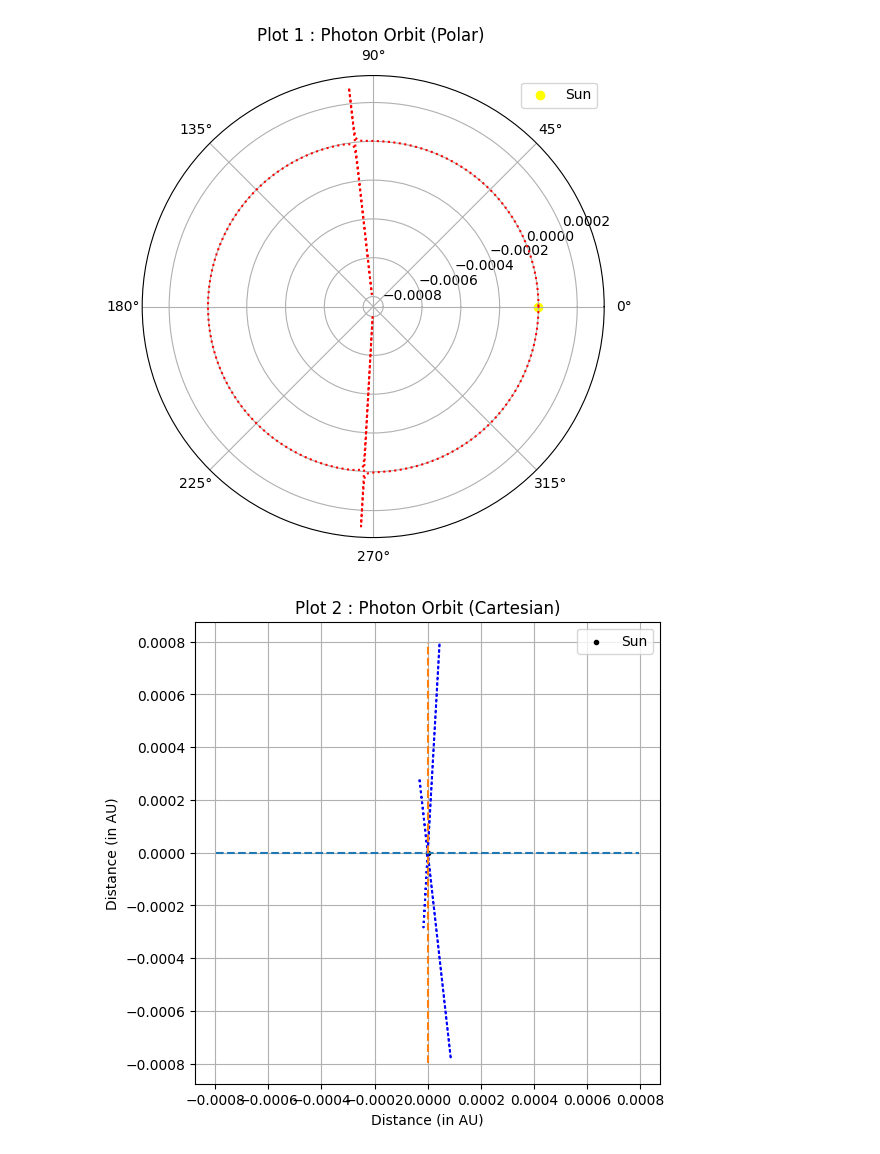
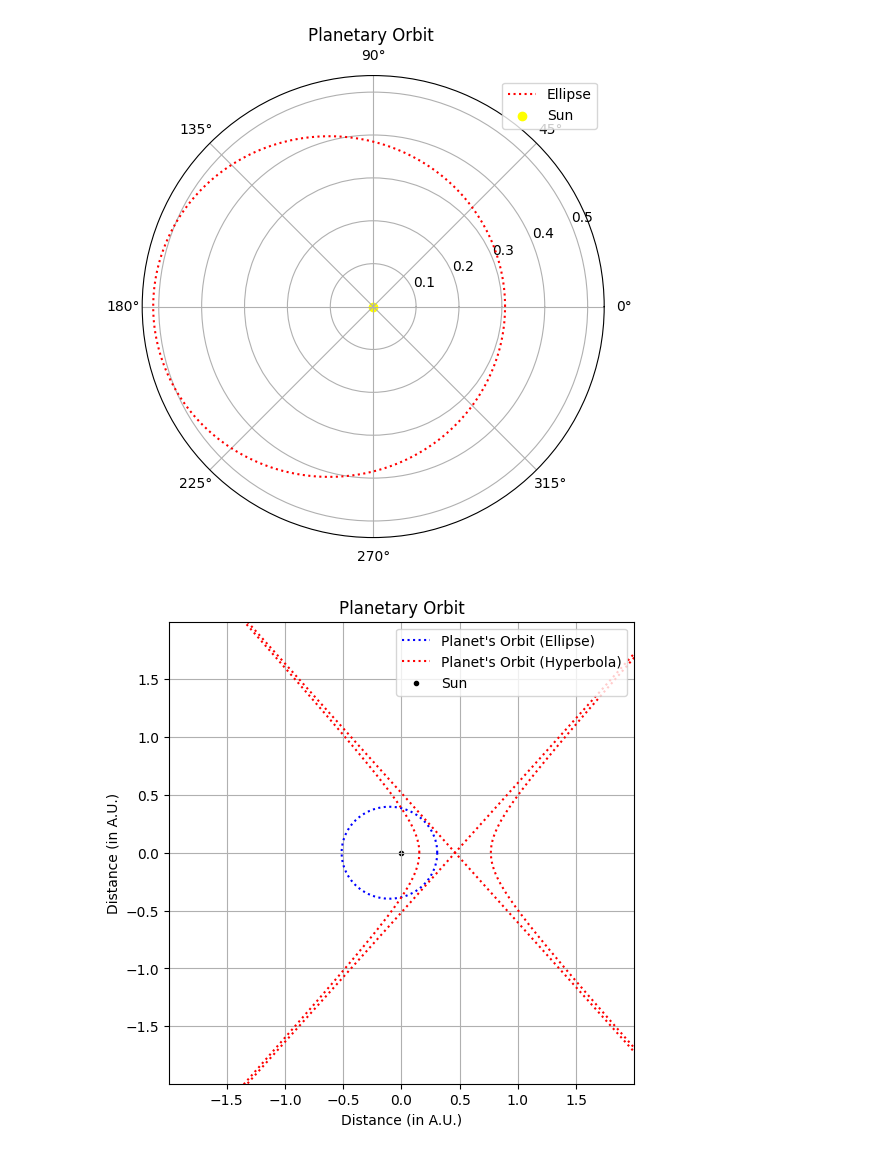
Before and after one commit to arndasgupta72/eventhorizon, a Jupyter notebook: Result_1.ipynb, the cells around one changed output. Saved outputs shown, nothing was run; the diff lists cells and outputs as text; code cells hidden in the pictures.

```diff
--- a/Result_1.ipynb
+++ b/Result_1.ipynb
@@ -85,54 +85,76 @@ y_ini = np.array([u0,v0])
 
 h = 0.001
 # %%
-# Getting a solution
+# Getting solutions
 
-n = 1                                       # Number of full circles
+n = 1                                        # Number of revolutions
+xs = np.arange(0,2*np.pi*n+h,h)              # Stores the angular coordinates
+ys_1 = Caller(rk4,ddx,xs,y_ini_1,h)              # Stores the radial coordinates and radial velocities
+ys_2 = Caller(rk4,ddx,xs,y_ini_2,h)              # Stores the radial coordinates and radial velocities
 
-xs = np.arange(0,2*np.pi*n,h)                # Stores the angular coordinates
-ys = Caller(rk4,ddx,xs,y_ini,h)              # Stores the radial coordinates and radial velocities
+u_1 = ys_1[:,0]
+r_1 = 1/u_1                                  # Stores just the radial coordinates
+phi_dot_1 = L/r_1**2
+r_1 = r_1/AU                                 # Normalizes the radial distance w.r.t. 1 A.U.
 
-r = 1/ys[:,0]                                  # Stores just the radial coordinates
-r = r/(1*AU)                                 # Normalizes the radial distance w.r.t. 1 A.U.
+u_2 = ys_2[:,0]
+r_2 = 1/u_2                                  # Stores just the radial coordinates
+phi_dot_2 = L/r_2**2
+r_2 = r_2/AU                                 # Normalizes the radial distance w.r.t. 1 A.U.
 # %%
 # Visualizing the Polar Plot
 
 plt.figure(figsize=(6,6))
 ax = plt.subplot(111, polar = True)
-ax.plot(xs,r,linestyle = "dotted",c = "red")
+ax.plot(xs,r_1,linestyle = "dotted",c = "red",label="Ellipse")
 ax.scatter([0],[0],label="Sun",c="Yellow",marker = "o")
-plt.title("Plot 1 : Photon Orbit (Polar) ")
+plt.title("Planetary Orbit ")
 plt.legend()
 plt.show()
 # %% [output]
-[figure, old version]
+[figure, new version]
 # %%
 # In Cartesian Coodinates
 
-x_ax = np.zeros((len(r),),float)
-y_ax = np.zeros((len(r),),float)
+x_ax_1 = np.zeros((len(r_1),),float)
+y_ax_1 = np.zeros((len(r_1),),float)
+
+x_ax_2 = np.zeros((len(r_2),),float)
+y_ax_2 = np.zeros((len(r_2),),float)
 
 l = 0
 
 for i in range(len(r)):
-    x_ax[i]=r[i]*np.cos(xs[i])
-    y_ax[i]=r[i]*np.sin(xs[i])
-    if l<abs(x_ax[i]):
-        l=abs(x_ax[i])
-    if l<abs(y_ax[i]):
-        l=abs(y_ax[i])
+    x_ax_1[i]=r_1[i]*np.cos(xs[i])
+    y_ax_1[i]=r_1[i]*np.sin(xs[i])
+    if l<abs(x_ax_1[i]):
+        l=abs(x_ax_1[i])
+    if l<abs(y_ax_1[i]):
+        l=abs(y_ax_1[i])
 
+for i in range(len(r)):
+    x_ax_2[i]=r_2[i]*np.cos(xs[i])
+    y_ax_2[i]=r_2[i]*np.sin(xs[i])
+    if l<abs(x_ax_1[i]):
+        l=abs(x_ax_1[i])
+    if l<abs(y_ax_1[i]):
+        l=abs(y_ax_1[i])
+
+q = -0.3
 
 plt.figure(figsize=(6,6))
-plt.plot(x_ax,y_ax,c='blue',linestyle = 'dotted')
-plt.plot([-l,l],[0,0],linestyle = 'dashed')
-plt.plot([0,0],[-l,l],linestyle = 'dashed')
+plt.plot(x_ax_1,y_ax_1,c='blue',linestyle = 'dotted',label="Planet's Orbit (Ellipse)")
+plt.plot(x_ax_2,y_ax_2,c='red',linestyle = 'dotted',label="Planet's Orbit (Hyperbola)")
+# plt.plot([-l,l],[0,0],linestyle = 'dashed')
+# plt.plot([0,0],[-l,l],linestyle = 'dashed')
 plt.scatter([0],[0],marker='.',c='black',label="Sun")
-plt.xlabel("Distance (in AU)")
-plt.ylabel("Distance (in AU)")
-plt.title("Plot 2 : Photon Orbit (Cartesian)")
+plt.xlabel("Distance (in A.U.)")
+plt.ylabel("Distance (in A.U.)")
+plt.title("Planetary Orbit")
+plt.xlim(-10**-q,10**-q)
+plt.ylim(-10**-q,10**-q)
 plt.grid()
 plt.legend()
 plt.show()
 # %% [output]
-[figure, old version]
+[figure, new version]
```
Also changed, not shown: parts of 13 cells of this notebook, 2 other files.
